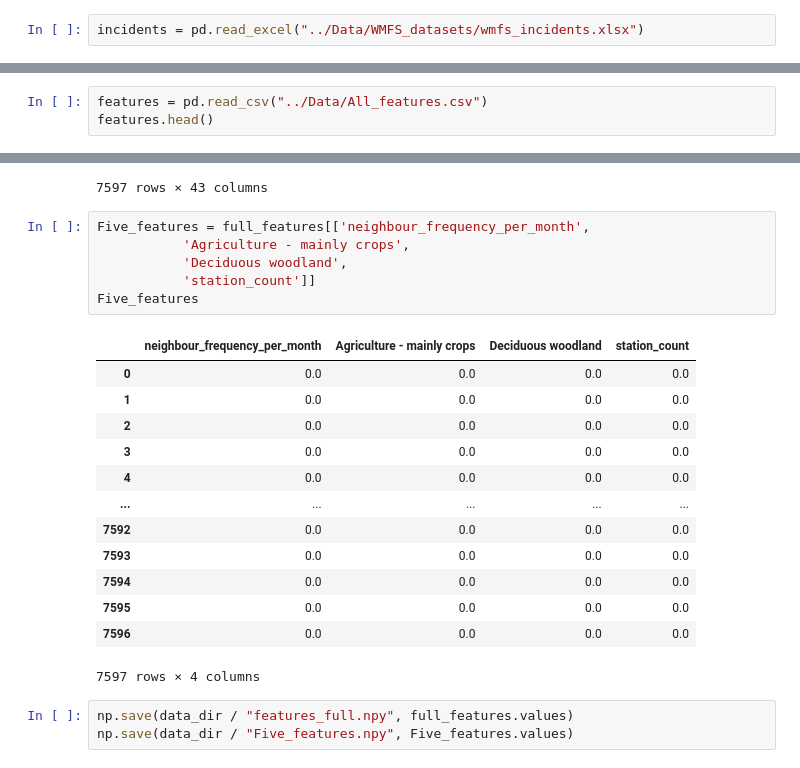
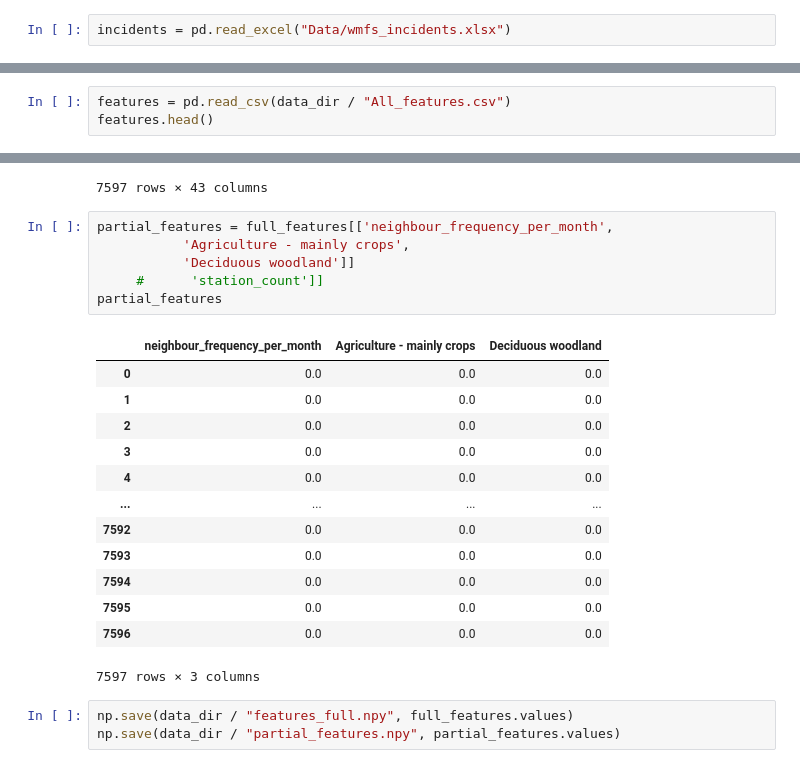
Before and after one commit to Schnappi99/Fire_Station_Optimisation_GA, a Jupyter notebook: utils/preprocess.ipynb, the cells around one changed output, grey strips where cells are left out. Drawn from its saved outputs; the diff is of its cells as text.

```diff
--- a/utils/preprocess.ipynb
+++ b/utils/preprocess.ipynb
@@ -27,4 +40,4 @@ import numpy as np
 # %% [markdown]
 ### Load the data
 # %%
-incidents = pd.read_excel("../Data/WMFS_datasets/wmfs_incidents.xlsx")
+incidents = pd.read_excel("Data/wmfs_incidents.xlsx")
@@ -411,7 +395,7 @@ array([2759, 3017, 4781, 3284, 1255, 7184, 1976, 2720,  812, 6329, 6688,
 # %% [markdown]
 ### the features of the index without the distance ###
 # %%
-features = pd.read_csv("../Data/All_features.csv")
+features = pd.read_csv(data_dir / "All_features.csv")
 features.head()
 # %% [output]
 |  | grid_id | in_time_response_rate | nearest_station_travel_time | Accommodation, eating and drinking | Attractions | ... |
@@ -453,25 +437,25 @@ full_features
 | 7596 | 0 | 0.0 | 0.0 | 0.0 | 0.0 | ... |
 7597 rows × 43 columns
 # %%
-Five_features = full_features[['neighbour_frequency_per_month',
+partial_features = full_features[['neighbour_frequency_per_month',
            'Agriculture - mainly crops',
-           'Deciduous woodland',
-           'station_count']]
-Five_features
+           'Deciduous woodland']]
+     #      'station_count']]
+partial_features
 # %% [output]
-|  | neighbour_frequency_per_month | Agriculture - mainly crops | Deciduous woodland | station_count |
-| 0 | 0.0 | 0.0 | 0.0 | 0.0 |
-| 1 | 0.0 | 0.0 | 0.0 | 0.0 |
-| 2 | 0.0 | 0.0 | 0.0 | 0.0 |
-| 3 | 0.0 | 0.0 | 0.0 | 0.0 |
-| 4 | 0.0 | 0.0 | 0.0 | 0.0 |
-| ... | ... | ... | ... | ... |
-| 7592 | 0.0 | 0.0 | 0.0 | 0.0 |
-| 7593 | 0.0 | 0.0 | 0.0 | 0.0 |
-| 7594 | 0.0 | 0.0 | 0.0 | 0.0 |
-| 7595 | 0.0 | 0.0 | 0.0 | 0.0 |
-| 7596 | 0.0 | 0.0 | 0.0 | 0.0 |
+|  | neighbour_frequency_per_month | Agriculture - mainly crops | Deciduous woodland |
+| 0 | 0.0 | 0.0 | 0.0 |
+| 1 | 0.0 | 0.0 | 0.0 |
+| 2 | 0.0 | 0.0 | 0.0 |
+| 3 | 0.0 | 0.0 | 0.0 |
+| 4 | 0.0 | 0.0 | 0.0 |
+| ... | ... | ... | ... |
+| 7592 | 0.0 | 0.0 | 0.0 |
+| 7593 | 0.0 | 0.0 | 0.0 |
+| 7594 | 0.0 | 0.0 | 0.0 |
+| 7595 | 0.0 | 0.0 | 0.0 |
+| 7596 | 0.0 | 0.0 | 0.0 |
-7597 rows × 4 columns
+7597 rows × 3 columns
 # %%
 np.save(data_dir / "features_full.npy", full_features.values)
-np.save(data_dir / "Five_features.npy", Five_features.values)
+np.save(data_dir / "partial_features.npy", partial_features.values)
```
Also changed, not shown: parts of 19 cells of this notebook, 19 other files.
